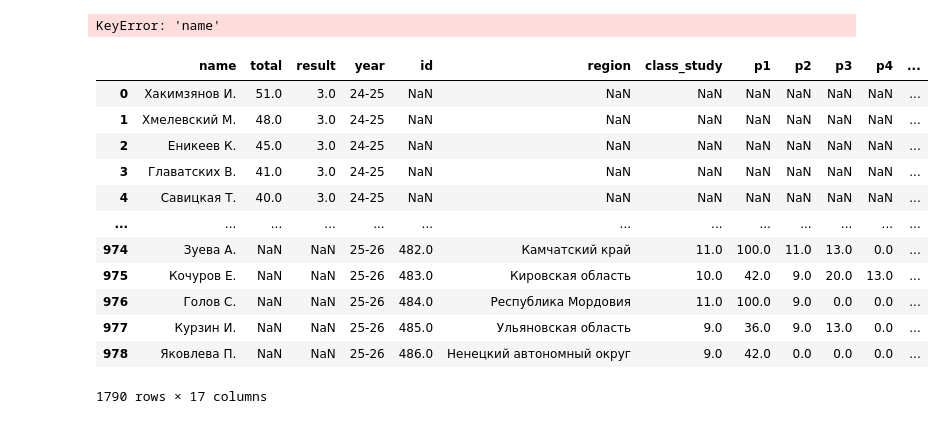
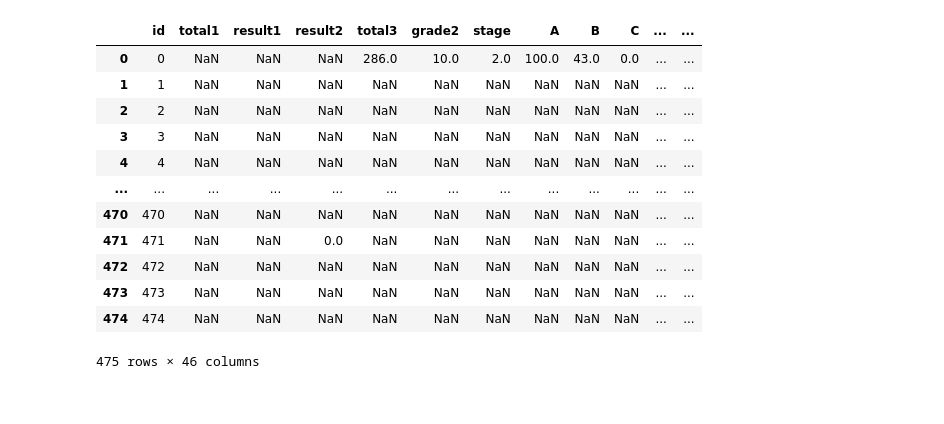
Before and after one commit to VladG00dmanPersonal/LMSH_AI_HACK, a Jupyter notebook: src/pirojban/idea.ipynb, the cells around one changed output. Drawn from its saved outputs; the diff is of its cells as text; code cells hidden in the pictures.

```diff
--- a/src/pirojban/idea.ipynb
+++ b/src/pirojban/idea.ipynb
@@ -66,39 +37,39 @@ from pathlib import Path
 
 
 class VSOSet(Dataset):
-    def __init__(self, directory):
-        directory = Path(directory)
-        self.data = []
-        d1 = pd.read_csv(directory / "belchonok.csv")
+    def __init__(self, df):
+        self.cols = df.columns[1:].tolist()
+        for col in self.cols:
+            df[col].isnull().sum()
 
-    def __len__(self):
+
+    '''def __len__(self):
         return len(self.data)
 
     def __getitem__(self, index):
-        return self.data[index]
+        return self.data[index]'''
-# %% [output]
-KeyError: 'name'
 # %%
 import pandas as pd
-directory = '/home/pirojban/hahaha/LMSH_AI_HACK/src/Vlad/preprocessed_data'
-d1 = pd.read_csv(directory + "/belchonok.csv")
-d2 = pd.read_csv(directory + "/fin.csv")
-d3 = pd.concat([d1, d2])
-d3
+df = pd.read_csv('learn_data.csv')
+df.rename(columns={'Unnamed: 0': 'id'}, inplace=True)
+name = df.name.values
+df.drop(columns=['name'], inplace=True)
+#df = df.drop(columns=[''])
+df
 # %% [output]
-|  | name | total | result | year | id | region | class_study | p1 | p2 | p3 | p4 | ... |
-| 0 | Хакимзянов И. | 51.0 | 3.0 | 24-25 | NaN | NaN | NaN | NaN | NaN | NaN | NaN | ... |
-| 1 | Хмелевский М. | 48.0 | 3.0 | 24-25 | NaN | NaN | NaN | NaN | NaN | NaN | NaN | ... |
-| 2 | Еникеев К. | 45.0 | 3.0 | 24-25 | NaN | NaN | NaN | NaN | NaN | NaN | NaN | ... |
-| 3 | Главатских В. | 41.0 | 3.0 | 24-25 | NaN | NaN | NaN | NaN | NaN | NaN | NaN | ... |
-| 4 | Савицкая Т. | 40.0 | 3.0 | 24-25 | NaN | NaN | NaN | NaN | NaN | NaN | NaN | ... |
+|  | id | total1 | result1 | result2 | total3 | grade2 | stage | A | B | C | ... | ... |
+| 0 | 0 | NaN | NaN | NaN | 286.0 | 10.0 | 2.0 | 100.0 | 43.0 | 0.0 | ... | ... |
+| 1 | 1 | NaN | NaN | NaN | NaN | NaN | NaN | NaN | NaN | NaN | ... | ... |
+| 2 | 2 | NaN | NaN | NaN | NaN | NaN | NaN | NaN | NaN | NaN | ... | ... |
+| 3 | 3 | NaN | NaN | NaN | NaN | NaN | NaN | NaN | NaN | NaN | ... | ... |
+| 4 | 4 | NaN | NaN | NaN | NaN | NaN | NaN | NaN | NaN | NaN | ... | ... |
 | ... | ... | ... | ... | ... | ... | ... | ... | ... | ... | ... | ... | ... |
-| 974 | Зуева А. | NaN | NaN | 25-26 | 482.0 | Камчатский край | 11.0 | 100.0 | 11.0 | 13.0 | 0.0 | ... |
-| 975 | Кочуров Е. | NaN | NaN | 25-26 | 483.0 | Кировская область | 10.0 | 42.0 | 9.0 | 20.0 | 13.0 | ... |
-| 976 | Голов С. | NaN | NaN | 25-26 | 484.0 | Республика Мордовия | 11.0 | 100.0 | 9.0 | 0.0 | 0.0 | ... |
-| 977 | Курзин И. | NaN | NaN | 25-26 | 485.0 | Ульяновская область | 9.0 | 36.0 | 9.0 | 13.0 | 0.0 | ... |
-| 978 | Яковлева П. | NaN | NaN | 25-26 | 486.0 | Ненецкий автономный округ | 9.0 | 42.0 | 0.0 | 0.0 | 0.0 | ... |
+| 470 | 470 | NaN | NaN | NaN | NaN | NaN | NaN | NaN | NaN | NaN | ... | ... |
+| 471 | 471 | NaN | NaN | 0.0 | NaN | NaN | NaN | NaN | NaN | NaN | ... | ... |
+| 472 | 472 | NaN | NaN | NaN | NaN | NaN | NaN | NaN | NaN | NaN | ... | ... |
+| 473 | 473 | NaN | NaN | NaN | NaN | NaN | NaN | NaN | NaN | NaN | ... | ... |
+| 474 | 474 | NaN | NaN | NaN | NaN | NaN | NaN | NaN | NaN | NaN | ... | ... |
-1790 rows × 17 columns
+475 rows × 46 columns
 # %%
 num_usrs = 500
 # %%
```
Also changed, not shown: parts of 1 cell of this notebook, 2 other files.
